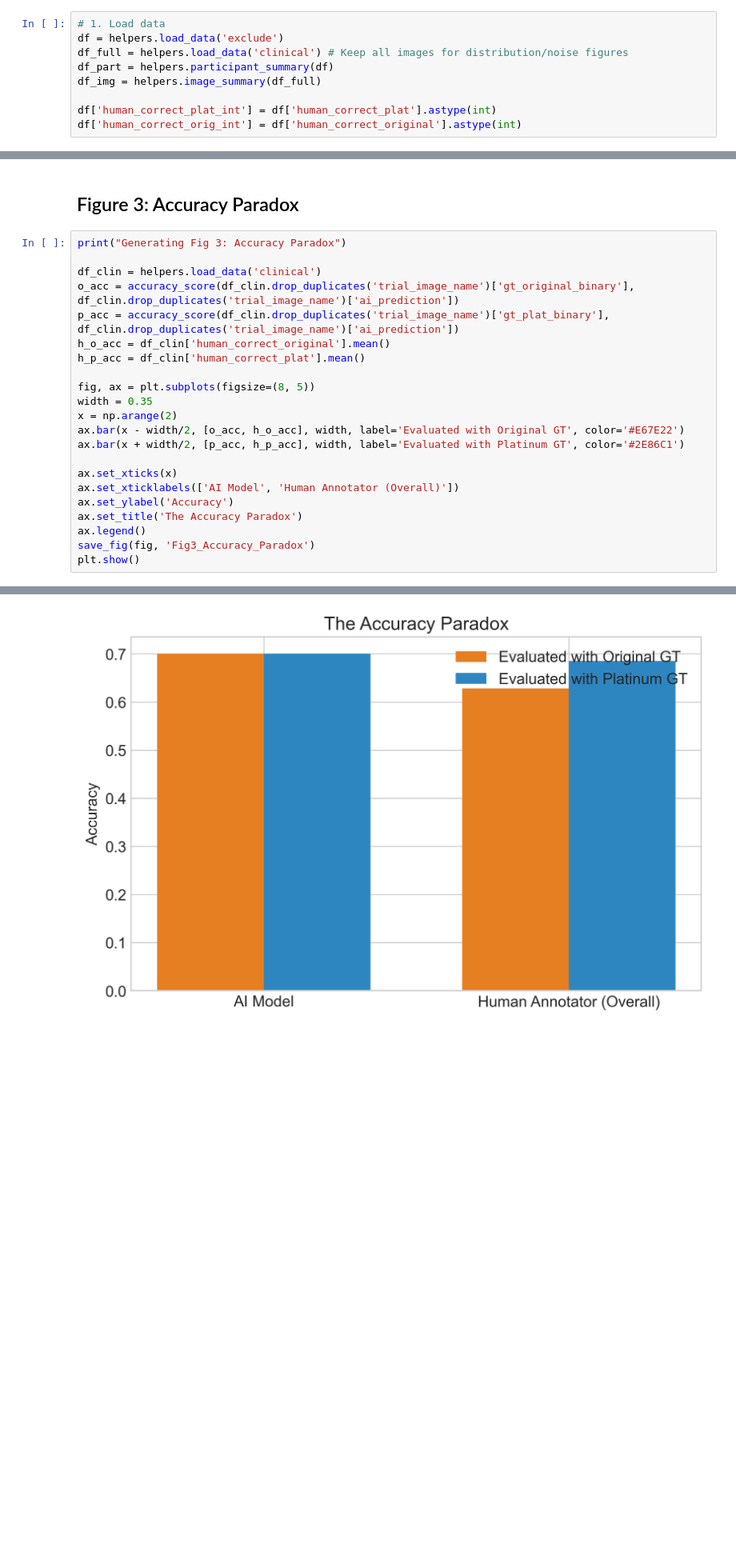
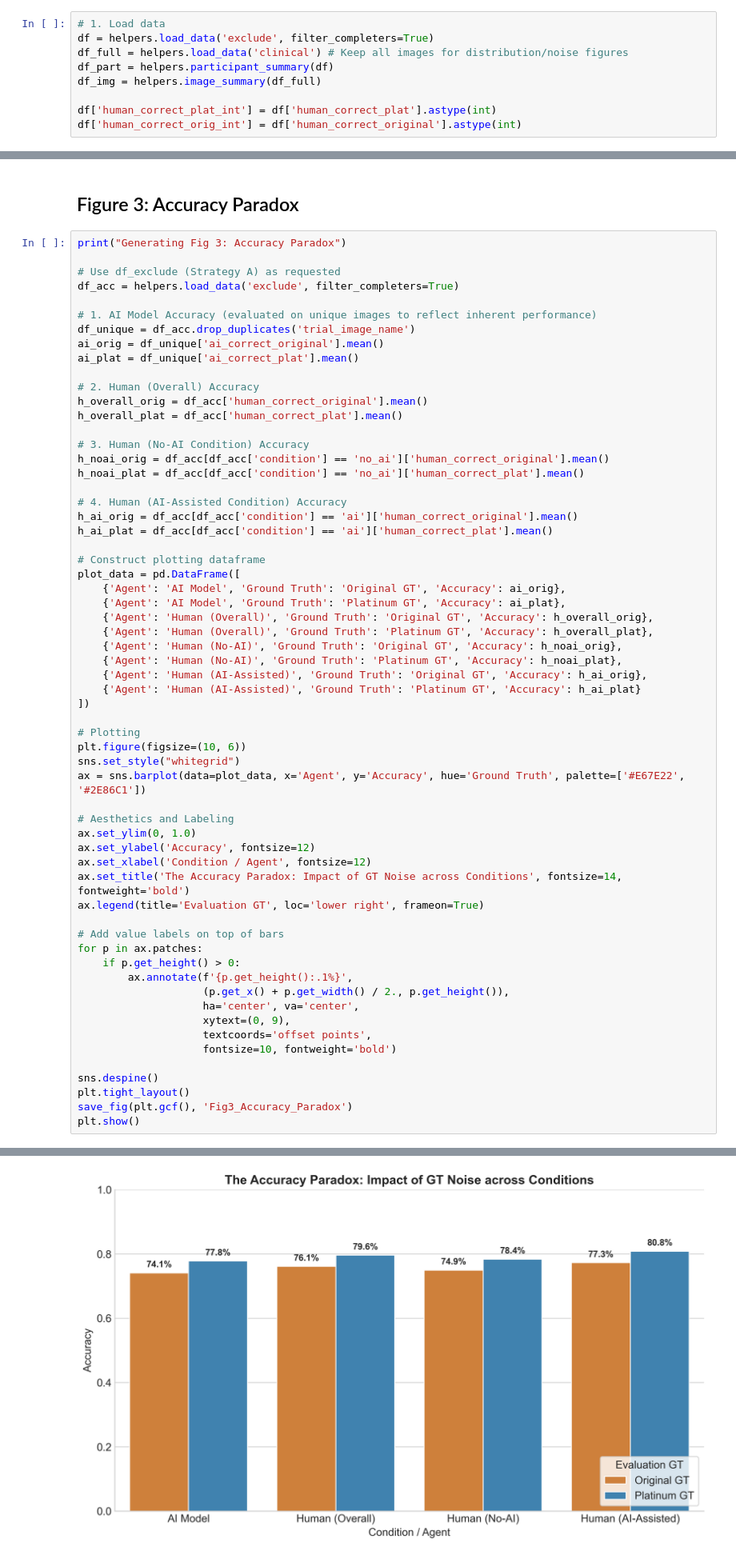
Before and after one commit to Rewoltor/PerCoTate, a Jupyter notebook: public/scripts/dataAnalysis/New analysis/NB5_figures.ipynb, the cells around one changed output, grey strips where cells are left out. Shown at 80% size. Drawn from its saved outputs; the diff is of its cells as text; blank space fills up the shorter version.

```diff
--- a/public/scripts/dataAnalysis/New analysis/NB5_figures.ipynb
+++ b/public/scripts/dataAnalysis/New analysis/NB5_figures.ipynb
@@ -38,7 +38,7 @@ print("Setup complete. Ready to generate figures.")
 Setup complete. Ready to generate figures.
 # %%
 # 1. Load data
-df = helpers.load_data('exclude')
+df = helpers.load_data('exclude', filter_completers=True)
 df_full = helpers.load_data('clinical') # Keep all images for distribution/noise figures
 df_part = helpers.participant_summary(df)
 df_img = helpers.image_summary(df_full)
@@ -107,24 +110,63 @@ Generating Fig 2: Label Noise Summary
 # %%
 print("Generating Fig 3: Accuracy Paradox")
 
-df_clin = helpers.load_data('clinical')
-o_acc = accuracy_score(df_clin.drop_duplicates('trial_image_name')['gt_original_binary'], df_clin.drop_duplicates('trial_image_name')['ai_prediction'])
-p_acc = accuracy_score(df_clin.drop_duplicates('trial_image_name')['gt_plat_binary'], df_clin.drop_duplicates('trial_image_name')['ai_prediction'])
-h_o_acc = df_clin['human_correct_original'].mean()
-h_p_acc = df_clin['human_correct_plat'].mean()
+# Use df_exclude (Strategy A) as requested
+df_acc = helpers.load_data('exclude', filter_completers=True)
 
-fig, ax = plt.subplots(figsize=(8, 5))
-width = 0.35
-x = np.arange(2)
-ax.bar(x - width/2, [o_acc, h_o_acc], width, label='Evaluated with Original GT', color='#E67E22')
-ax.bar(x + width/2, [p_acc, h_p_acc], width, label='Evaluated with Platinum GT', color='#2E86C1')
+# 1. AI Model Accuracy (evaluated on unique images to reflect inherent performance)
+df_unique = df_acc.drop_duplicates('trial_image_name')
+ai_orig = df_unique['ai_correct_original'].mean()
+ai_plat = df_unique['ai_correct_plat'].mean()
 
-ax.set_xticks(x)
-ax.set_xticklabels(['AI Model', 'Human Annotator (Overall)'])
-ax.set_ylabel('Accuracy')
-ax.set_title('The Accuracy Paradox')
-ax.legend()
-save_fig(fig, 'Fig3_Accuracy_Paradox')
+# 2. Human (Overall) Accuracy
+h_overall_orig = df_acc['human_correct_original'].mean()
+h_overall_plat = df_acc['human_correct_plat'].mean()
+
+# 3. Human (No-AI Condition) Accuracy
+h_noai_orig = df_acc[df_acc['condition'] == 'no_ai']['human_correct_original'].mean()
+h_noai_plat = df_acc[df_acc['condition'] == 'no_ai']['human_correct_plat'].mean()
+
+# 4. Human (AI-Assisted Condition) Accuracy
+h_ai_orig = df_acc[df_acc['condition'] == 'ai']['human_correct_original'].mean()
+h_ai_plat = df_acc[df_acc['condition'] == 'ai']['human_correct_plat'].mean()
+
+# Construct plotting dataframe
+plot_data = pd.DataFrame([
+    {'Agent': 'AI Model', 'Ground Truth': 'Original GT', 'Accuracy': ai_orig},
+    {'Agent': 'AI Model', 'Ground Truth': 'Platinum GT', 'Accuracy': ai_plat},
+    {'Agent': 'Human (Overall)', 'Ground Truth': 'Original GT', 'Accuracy': h_overall_orig},
+    {'Agent': 'Human (Overall)', 'Ground Truth': 'Platinum GT', 'Accuracy': h_overall_plat},
+    {'Agent': 'Human (No-AI)', 'Ground Truth': 'Original GT', 'Accuracy': h_noai_orig},
+    {'Agent': 'Human (No-AI)', 'Ground Truth': 'Platinum GT', 'Accuracy': h_noai_plat},
+    {'Agent': 'Human (AI-Assisted)', 'Ground Truth': 'Original GT', 'Accuracy': h_ai_orig},
+    {'Agent': 'Human (AI-Assisted)', 'Ground Truth': 'Platinum GT', 'Accuracy': h_ai_plat}
+])
+
+# Plotting
+plt.figure(figsize=(10, 6))
+sns.set_style("whitegrid")
+ax = sns.barplot(data=plot_data, x='Agent', y='Accuracy', hue='Ground Truth', palette=['#E67E22', '#2E86C1'])
+
+# Aesthetics and Labeling
+ax.set_ylim(0, 1.0)
+ax.set_ylabel('Accuracy', fontsize=12)
+ax.set_xlabel('Condition / Agent', fontsize=12)
+ax.set_title('The Accuracy Paradox: Impact of GT Noise across Conditions', fontsize=14, fontweight='bold')
+ax.legend(title='Evaluation GT', loc='lower right', frameon=True)
+
+# Add value labels on top of bars
+for p in ax.patches:
+    if p.get_height() > 0:
+        ax.annotate(f'{p.get_height():.1%}',
+                    (p.get_x() + p.get_width() / 2., p.get_height()),
+                    ha='center', va='center',
+                    xytext=(0, 9),
+                    textcoords='offset points',
+                    fontsize=10, fontweight='bold')
+
+sns.despine()
+plt.tight_layout()
+save_fig(plt.gcf(), 'Fig3_Accuracy_Paradox')
 plt.show()
 # %% [output]
 Generating Fig 3: Accuracy Paradox
@@ -131,4 +174,4 @@ Generating Fig 3: Accuracy Paradox
-[figure, old version]
+[figure, new version]
 # %% [markdown]
 ## Figure 4: Reliance Taxonomy
 # %%
```
Also changed, not shown: parts of 5 cells of this notebook, 50 other files.
